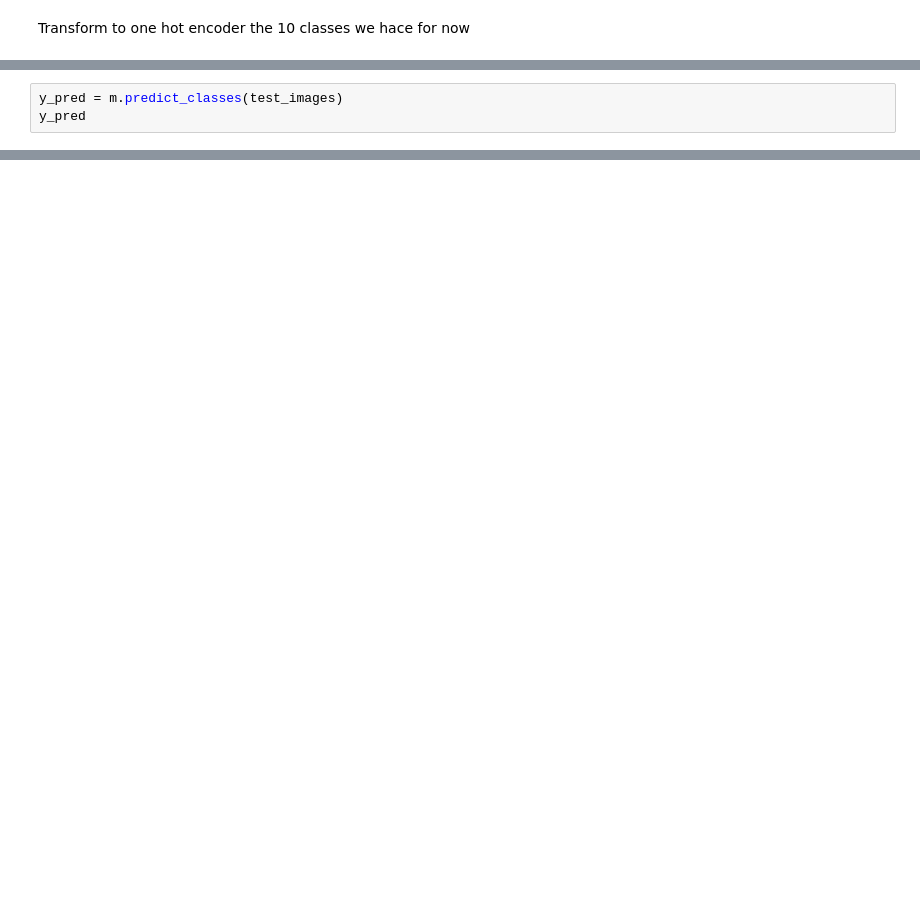
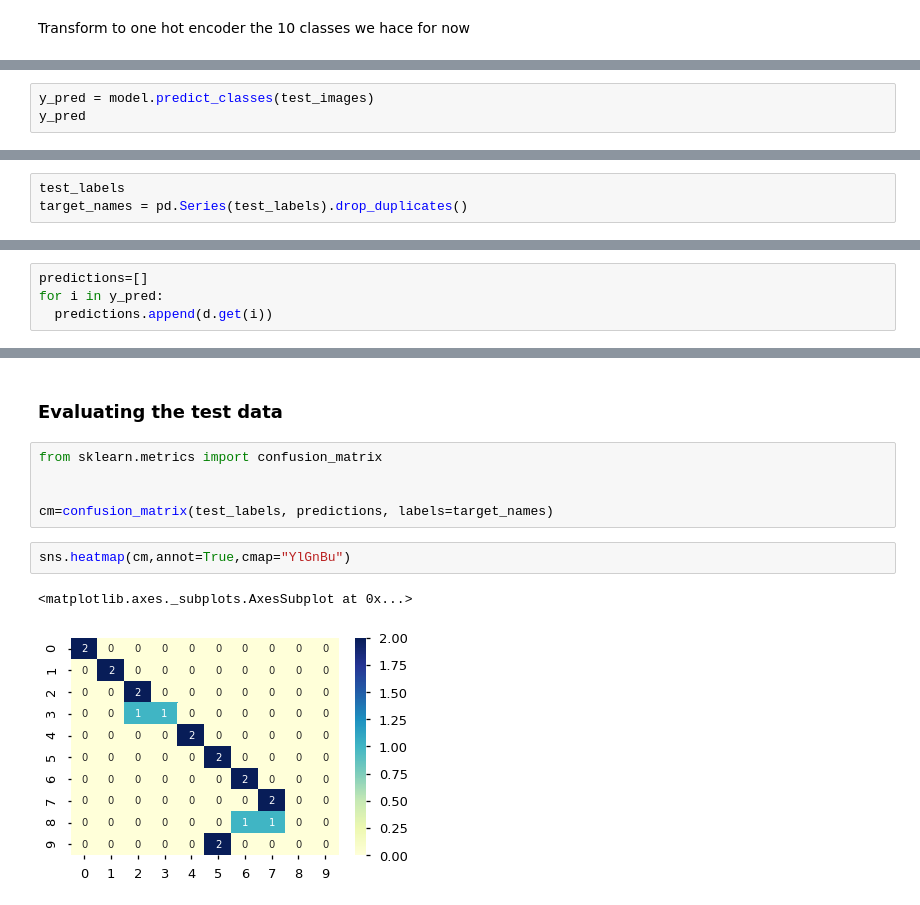
Before and after one commit to JaimeRedondo/Command_line_Linux_shell, a Jupyter notebook: Mushrooms_Classification.ipynb, the cells around one changed output, grey strips where cells are left out. Saved outputs shown, nothing was run; the diff lists cells and outputs as text; blank space fills up the shorter version.

```diff
--- a/Mushrooms_Classification.ipynb
+++ b/Mushrooms_Classification.ipynb
@@ -486,4 +513,4 @@ m.evaluate(test_images,onehot_test)
 # %%
-y_pred = m.predict_classes(test_images)
+y_pred = model.predict_classes(test_images)
 y_pred
 # %% [output]
@@ -491 +518,4 @@ array([0, 7, 1, 1, 2, 5, 3, 7, 4, 7, 5, 5, 6, 7, 7, 7, 6, 1, 7, 1])
+# %%
+test_labels
+target_names = pd.Series(test_labels).drop_duplicates()
 # %%
@@ -507,0 +525,4 @@ dict_items([(0, 'Abortiporus biennis'), (1, 'Adelphella babingtonii'), (2, 'Agar
+# %%
+predictions=[]
+for i in y_pred:
+  predictions.append(d.get(i))
@@ -507,0 +563,12 @@ dict_items([(0, 'Abortiporus biennis'), (1, 'Adelphella babingtonii'), (2, 'Agar
+# %% [markdown]
+### Evaluating the test data
+# %%
+from sklearn.metrics import confusion_matrix
+
+
+cm=confusion_matrix(test_labels, predictions, labels=target_names)
+# %%
+sns.heatmap(cm,annot=True,cmap="YlGnBu")
+# %% [output]
+<matplotlib.axes._subplots.AxesSubplot at 0x...>
+[figure, added]
```
Also changed, not shown: parts of 86 cells of this notebook.
